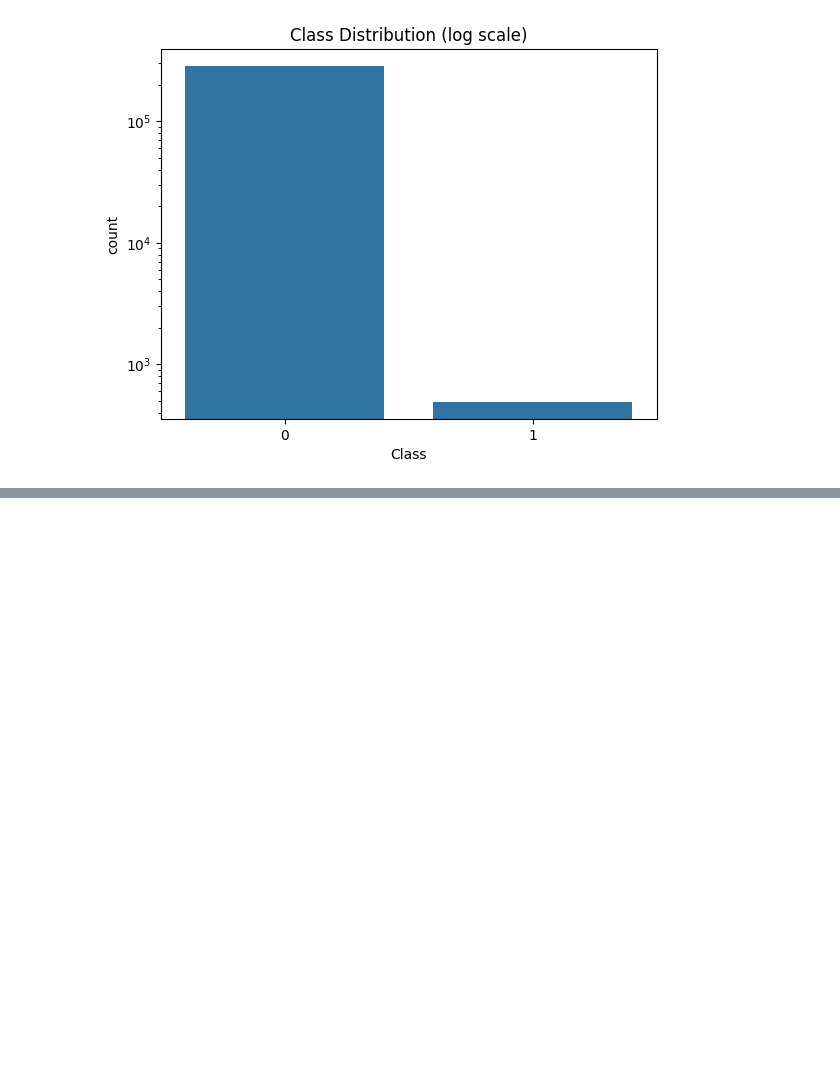
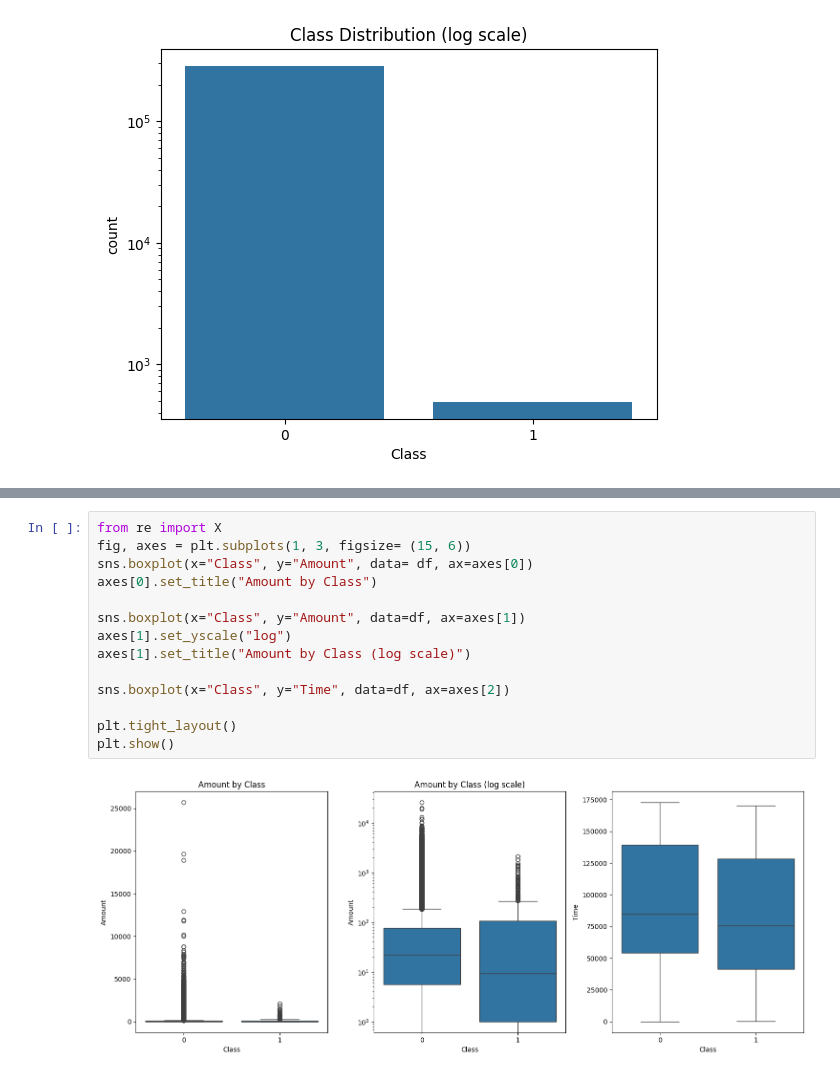
Before and after one commit to raheel-9deem/needlescope-fraud-detection, a Jupyter notebook: notebooks/01_EDA.ipynb, the cells around one changed output, grey strips where cells are left out. Cells and saved outputs as stored; diff of their text form; blank space fills up the shorter version.

```diff
--- a/notebooks/01_EDA.ipynb
+++ b/notebooks/01_EDA.ipynb
@@ -83,0 +99,16 @@ plt.show()
+# %%
+from re import X
+fig, axes = plt.subplots(1, 3, figsize= (15, 6))
+sns.boxplot(x="Class", y="Amount", data= df, ax=axes[0])
+axes[0].set_title("Amount by Class")
+
+sns.boxplot(x="Class", y="Amount", data=df, ax=axes[1])
+axes[1].set_yscale("log")
+axes[1].set_title("Amount by Class (log scale)")
+
+sns.boxplot(x="Class", y="Time", data=df, ax=axes[2])
+
+plt.tight_layout()
+plt.show()
+# %% [output]
+[figure, added]
```
Also changed, not shown: parts of 6 cells of this notebook.
